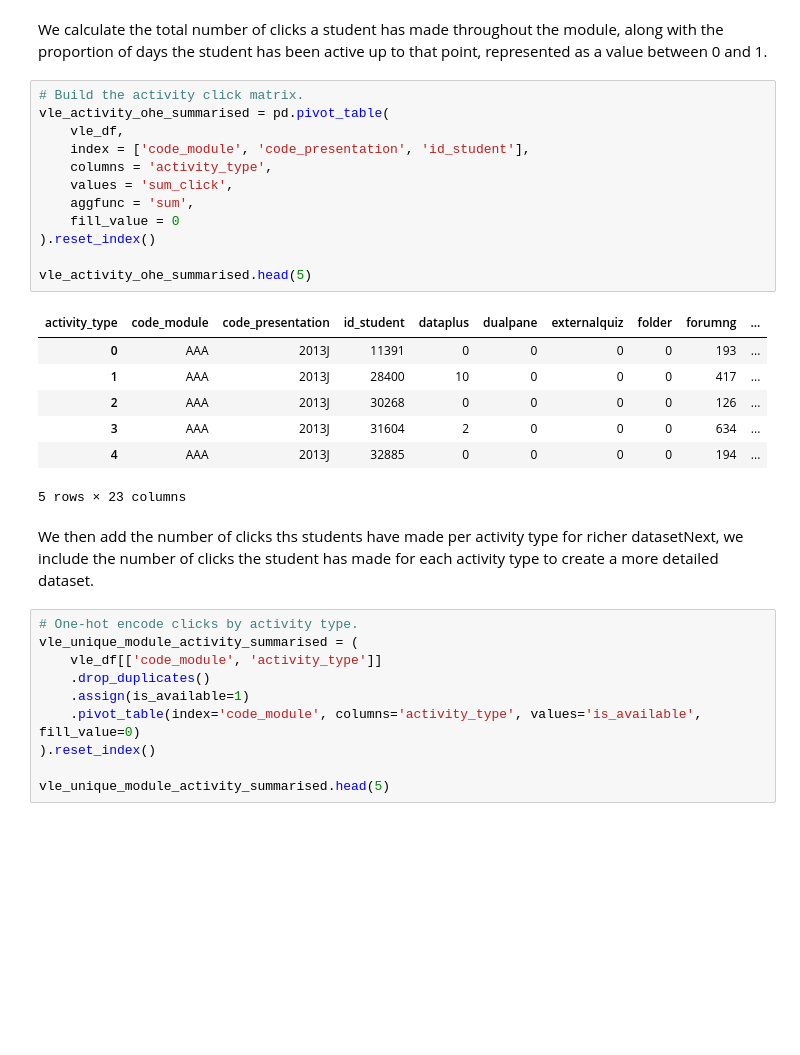
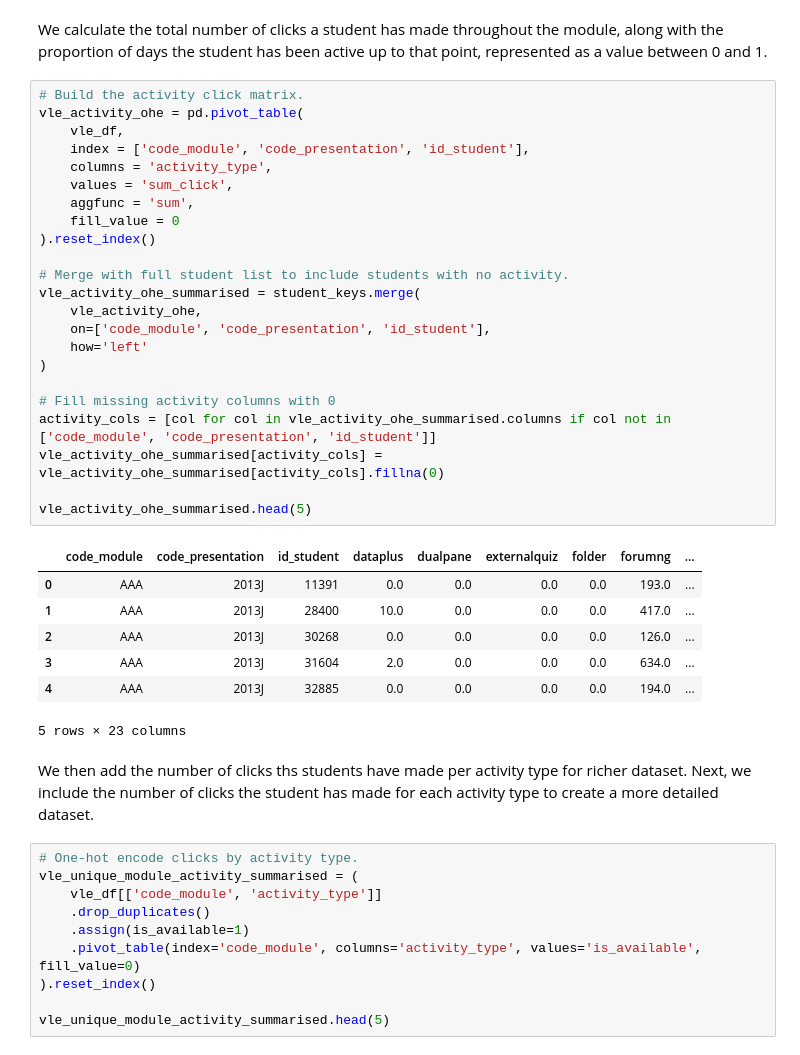
Before and after one commit to MScProjs/MScProject2025-Ali-Suhail, a Jupyter notebook: codes/models.ipynb, the cells around one changed output. Drawn from its saved outputs; the diff is of its cells as text; blank space fills up the shorter version.

```diff
--- a/codes/models.ipynb
+++ b/codes/models.ipynb
@@ -1257,26 +1258,37 @@ vle_agg_summarised[vle_agg_summarised['id_student'] == 292923]
 We calculate the total number of clicks a student has made throughout the module, along with the proportion of days the student has been active up to that point, represented as a value between 0 and 1.
 # %%
 # Build the activity click matrix.
-vle_activity_ohe_summarised = pd.pivot_table(
+vle_activity_ohe = pd.pivot_table(
     vle_df,
     index = ['code_module', 'code_presentation', 'id_student'],
     columns = 'activity_type',
     values = 'sum_click',
     aggfunc = 'sum',
     fill_value = 0
 ).reset_index()
 
+# Merge with full student list to include students with no activity.
+vle_activity_ohe_summarised = student_keys.merge(
+    vle_activity_ohe,
+    on=['code_module', 'code_presentation', 'id_student'],
+    how='left'
+)
+
+# Fill missing activity columns with 0
+activity_cols = [col for col in vle_activity_ohe_summarised.columns if col not in ['code_module', 'code_presentation', 'id_student']]
+vle_activity_ohe_summarised[activity_cols] = vle_activity_ohe_summarised[activity_cols].fillna(0)
+
 vle_activity_ohe_summarised.head(5)
 # %% [output]
-| activity_type | code_module | code_presentation | id_student | dataplus | dualpane | externalquiz | folder | forumng | ... |
-| 0 | AAA | 2013J | 11391 | 0 | 0 | 0 | 0 | 193 | ... |
-| 1 | AAA | 2013J | 28400 | 10 | 0 | 0 | 0 | 417 | ... |
-| 2 | AAA | 2013J | 30268 | 0 | 0 | 0 | 0 | 126 | ... |
-| 3 | AAA | 2013J | 31604 | 2 | 0 | 0 | 0 | 634 | ... |
-| 4 | AAA | 2013J | 32885 | 0 | 0 | 0 | 0 | 194 | ... |
+|  | code_module | code_presentation | id_student | dataplus | dualpane | externalquiz | folder | forumng | ... |
+| 0 | AAA | 2013J | 11391 | 0.0 | 0.0 | 0.0 | 0.0 | 193.0 | ... |
+| 1 | AAA | 2013J | 28400 | 10.0 | 0.0 | 0.0 | 0.0 | 417.0 | ... |
+| 2 | AAA | 2013J | 30268 | 0.0 | 0.0 | 0.0 | 0.0 | 126.0 | ... |
+| 3 | AAA | 2013J | 31604 | 2.0 | 0.0 | 0.0 | 0.0 | 634.0 | ... |
+| 4 | AAA | 2013J | 32885 | 0.0 | 0.0 | 0.0 | 0.0 | 194.0 | ... |
 5 rows × 23 columns
 # %% [markdown]
-We then add the number of clicks ths students have made per activity type for richer datasetNext, we include the number of clicks the student has made for each activity type to create a more detailed dataset.
+We then add the number of clicks ths students have made per activity type for richer dataset. Next, we include the number of clicks the student has made for each activity type to create a more detailed dataset.
 # %%
 # One-hot encode clicks by activity type.
 vle_unique_module_activity_summarised = (
```
Also changed, not shown: parts of 14 cells of this notebook, 10 other files.
